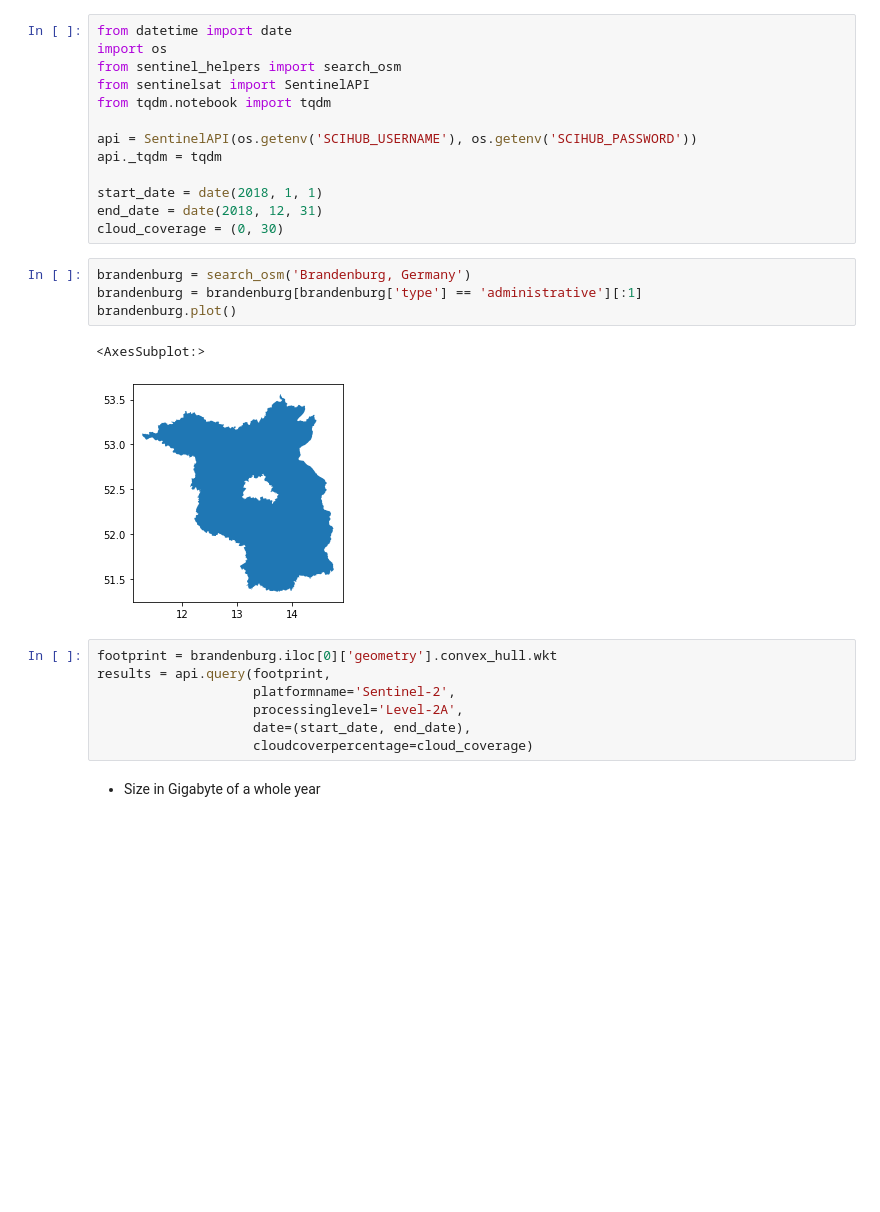
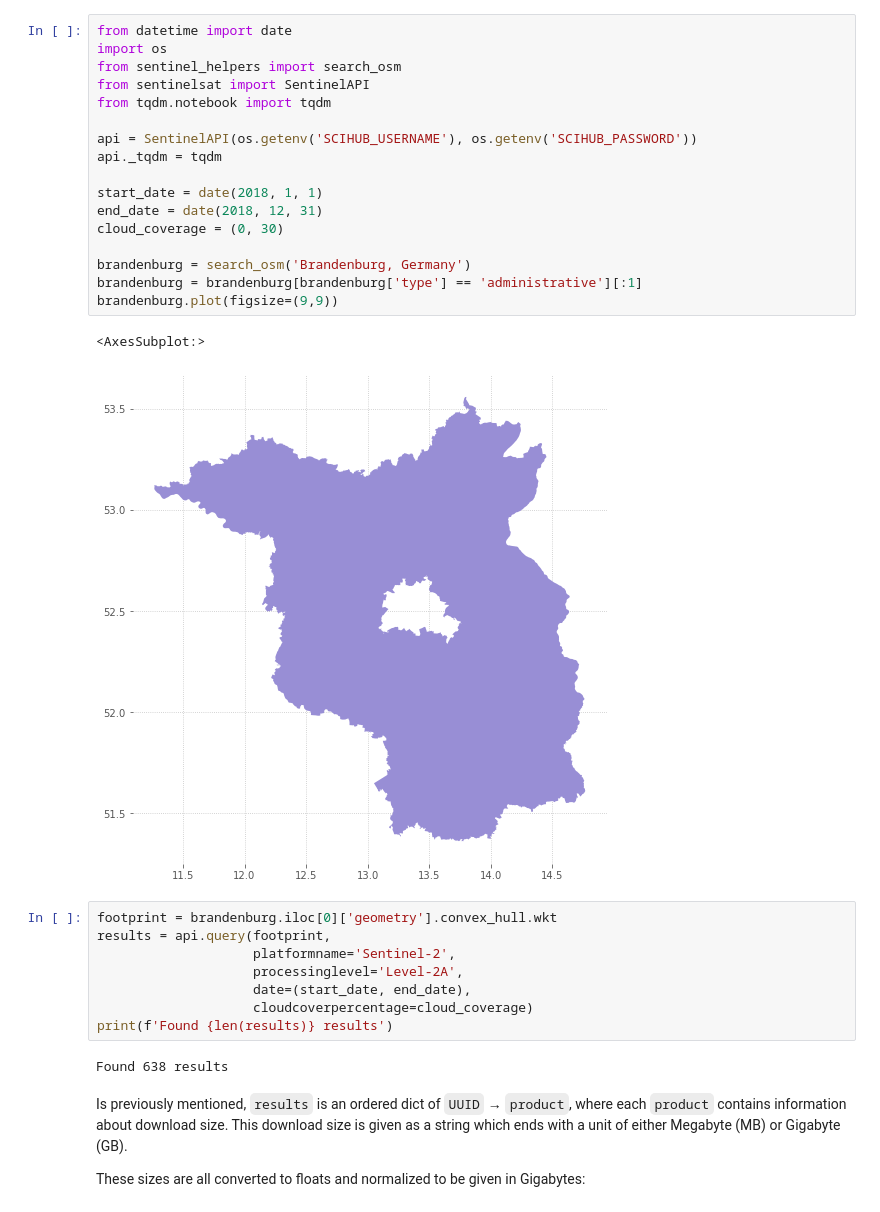
Before and after one commit to rrrnld/earth-observation-for-journalism, a Jupyter notebook: sources/03a Forest Fire Product Downloads.ipynb, the cells around one changed output. Drawn from its saved outputs; the diff is of its cells as text; blank space fills up the shorter version.

```diff
--- a/sources/03a Forest Fire Product Downloads.ipynb
+++ b/sources/03a Forest Fire Product Downloads.ipynb
@@ -5,23 +7,23 @@
 # %%
 from datetime import date
 import os
 from sentinel_helpers import search_osm
 from sentinelsat import SentinelAPI
 from tqdm.notebook import tqdm
 
 api = SentinelAPI(os.getenv('SCIHUB_USERNAME'), os.getenv('SCIHUB_PASSWORD'))
 api._tqdm = tqdm
 
 start_date = date(2018, 1, 1)
 end_date = date(2018, 12, 31)
 cloud_coverage = (0, 30)
+
+brandenburg = search_osm('Brandenburg, Germany')
+brandenburg = brandenburg[brandenburg['type'] == 'administrative'][:1]
+brandenburg.plot(figsize=(9,9))
+# %% [output]
+<AxesSubplot:>
+[figure, added]
-# %%
-brandenburg = search_osm('Brandenburg, Germany')
-brandenburg = brandenburg[brandenburg['type'] == 'administrative'][:1]
-brandenburg.plot()
-# %% [output]
-<AxesSubplot:>
-[figure, removed]
 # %%
 footprint = brandenburg.iloc[0]['geometry'].convex_hull.wkt
 results = api.query(footprint,
@@ -29,8 +31,13 @@ results = api.query(footprint,
                     processinglevel='Level-2A',
                     date=(start_date, end_date),
                     cloudcoverpercentage=cloud_coverage)
+print(f'Found {len(results)} results')
+# %% [output]
+Found 638 results
-# %% [markdown]
-- Size in Gigabyte of a whole year
+# %% [markdown]
+Is previously mentioned, `results` is an ordered dict of `UUID` → `product`, where each `product` contains information about download size. This download size is given as a string which ends with a unit of either Megabyte (MB) or Gigabyte (GB).
+
+These sizes are all converted to floats and normalized to be given in Gigabytes:
 # %%
 def human_readable_size_to_bytes(size):
     return float(size.split(' ')[0]) * 1024 * 1024 * (1024 if 'GB' in size else 1)
```
Also changed, not shown: parts of 18 cells of this notebook, 2 other files.
